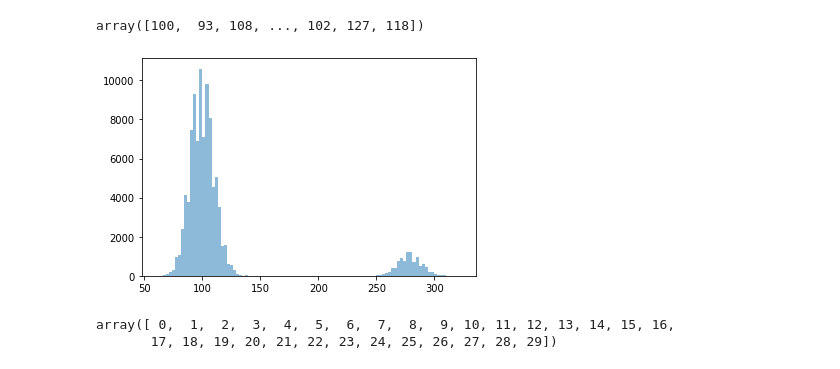
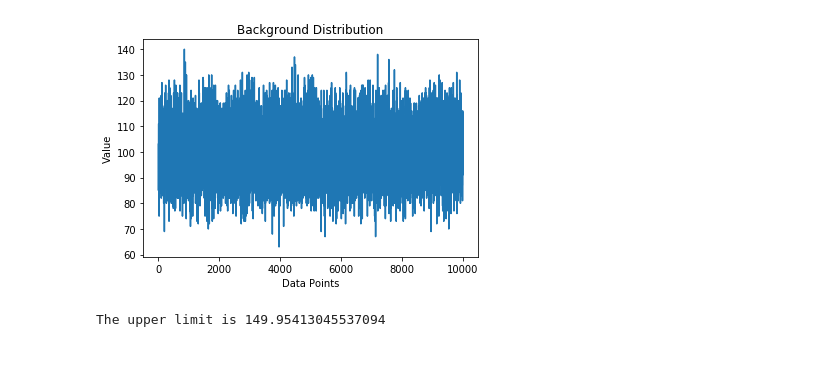
Before and after one commit to weianlai/phys434, a Jupyter notebook: Lab_6.ipynb, the cells around one changed output. Drawn from its saved outputs; the diff is of its cells as text; code cells hidden in the pictures.

```diff
--- a/Lab_6.ipynb
+++ b/Lab_6.ipynb
@@ -9,4 +9,4 @@ import scipy
 from scipy import stats
 from matplotlib import pyplot as plt
 
-#plt.rcParams["figure.figsize"] = (15,10)
+plt.rcParams["figure.figsize"] = (10,5)
@@ -51,4 +12,0 @@ array([100,  93, 108, ..., 102, 127, 118])
-# %%
-background
-# %% [output]
-array([100,  93, 108, ..., 102, 127, 118])
@@ -58,5 +12,0 @@ for x in randIdx:
-# %%
-plt.hist(newBackground, bins = 100, alpha = 0.5)
-plt.show()
-# %% [output]
-[figure, removed]
@@ -71,5 +13,28 @@ signalStrength = np.arange(30)
-# %%
-signalStrength
-# %% [output]
-array([ 0,  1,  2,  3,  4,  5,  6,  7,  8,  9, 10, 11, 12, 13, 14, 15, 16,
-       17, 18, 19, 20, 21, 22, 23, 24, 25, 26, 27, 28, 29])
+# %%
+# Problem 1
+#
+# First, a distribution was made. It is a poisson distribution with average of 100 at 100000 points.
+# The standard deviation is calculated. For a sigma 5 value, I multiplied the standard deviation by
+# 5 then add it to the mean of the distribution. To simulate real life, if the background forms the
+# base of the detection, there should be only extraordinary signals above the background. In conclusion
+# the 5 sigma sensitivity threshold is the upper limit.
+
+mean = 100;
+background = stats.poisson.rvs(mean, size = 10000)
+background2 = background #backup
+
+plt.title('Background Distribution')
+plt.xlabel('Data Points')
+plt.ylabel('Value')
+plt.plot(background)
+
+plt.show()
+
+sig = np.std(background)
+sig5 = sig * 5
+ave = np.mean(background)
+upper = ave + sig5
+print('The upper limit is ' + str(upper))
+# %% [output]
+[figure, added]
+The upper limit is 149.95413045537094
```
Also changed, not shown: parts of 10 cells of this notebook.
